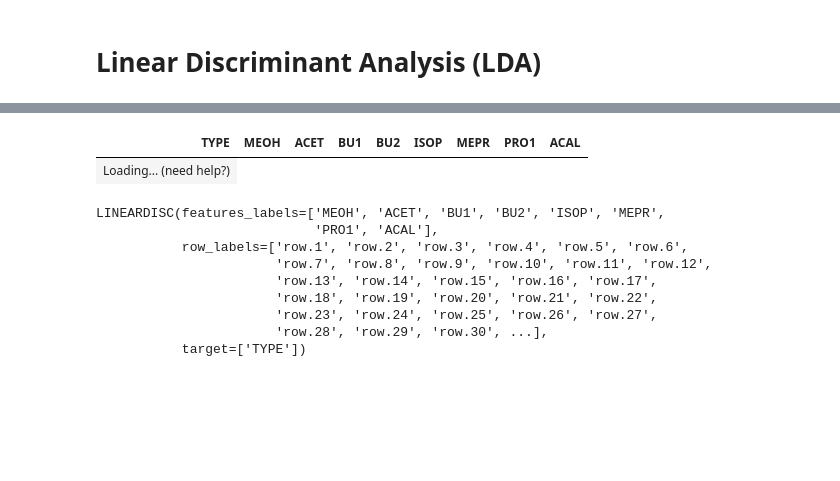
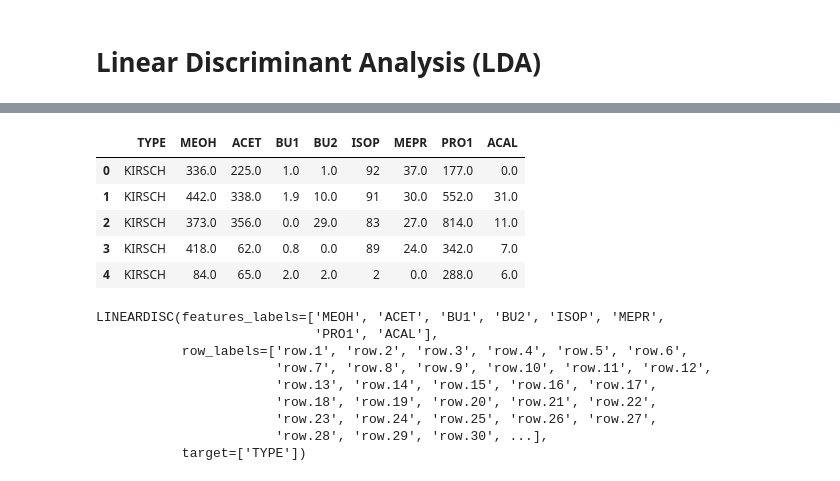
Before and after one commit to enfantbenidedieu/scientisttools, a Jupyter notebook: lda_example.ipynb, the cells around one changed output, grey strips where cells are left out. Saved outputs shown, nothing was run; the diff lists cells and outputs as text; code cells hidden in the pictures; blank space fills up the shorter version.

```diff
--- a/lda_example.ipynb
+++ b/lda_example.ipynb
@@ -11,14 +3,17 @@ init_notebook_mode(all_interactive=True)
 # %%
 # Chargement de la base
-from itables import show
 import numpy as np
 import pandas as pd
 
 DTrain = pd.read_excel("./data/Data_Illustration_Livre_ADL.xlsx",sheet_name="DATA_2_TRAIN",header=0)
-show(DTrain, lengthMenu=[5, 10, 25, 50, 100, 250])
+DTrain.head()
 # %% [output]
-| TYPE | MEOH | ACET | BU1 | BU2 | ISOP | MEPR | PRO1 | ACAL |
-| Loading... (need help?) |
+|  | TYPE | MEOH | ACET | BU1 | BU2 | ISOP | MEPR | PRO1 | ACAL |
+| 0 | KIRSCH | 336.0 | 225.0 | 1.0 | 1.0 | 92 | 37.0 | 177.0 | 0.0 |
+| 1 | KIRSCH | 442.0 | 338.0 | 1.9 | 10.0 | 91 | 30.0 | 552.0 | 31.0 |
+| 2 | KIRSCH | 373.0 | 356.0 | 0.0 | 29.0 | 83 | 27.0 | 814.0 | 11.0 |
+| 3 | KIRSCH | 418.0 | 62.0 | 0.8 | 0.0 | 89 | 24.0 | 342.0 | 7.0 |
+| 4 | KIRSCH | 84.0 | 65.0 | 2.0 | 2.0 | 2 | 0.0 | 288.0 | 6.0 |
 # %%
 from scientisttools.discriminant_analysis import LINEARDISC
 # %%
```
Also changed, not shown: parts of 33 cells of this notebook, 1 other file.
